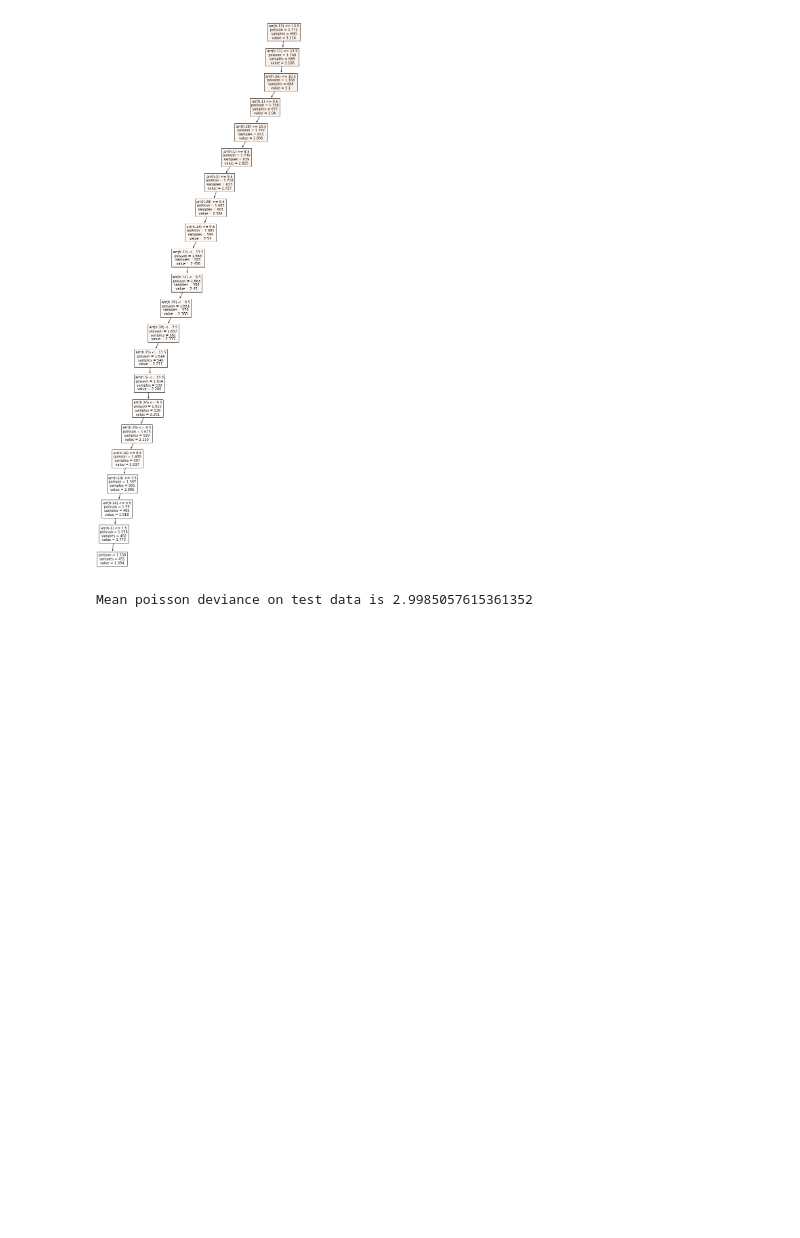
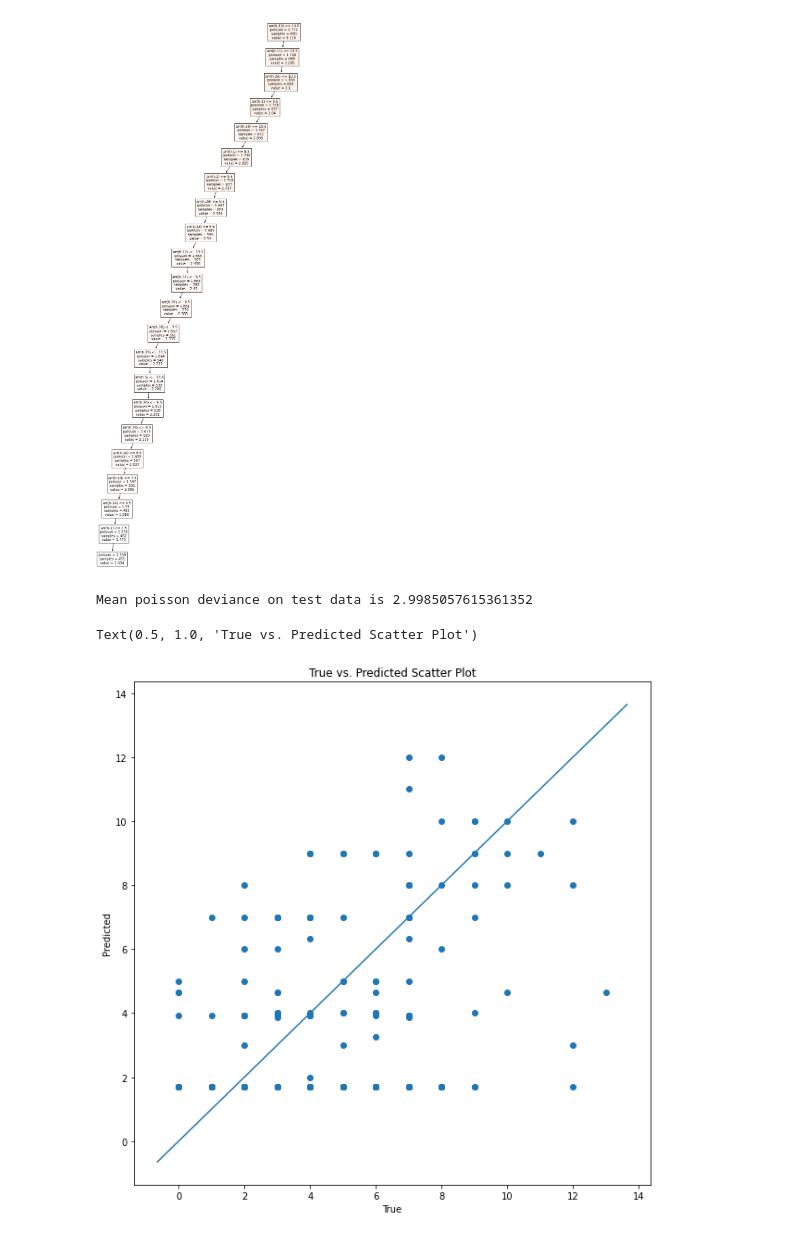
Before and after one commit to rajivsam/cmi_count_data_modeling, a Jupyter notebook: notebooks/retail_DecesionTreeRegressor.ipynb, the cells around one changed output. Drawn from its saved outputs; the diff is of its cells as text; code cells hidden in the pictures; blank space fills up the shorter version.

Commit message:
true vs predicted scatter plot added for test data

```diff
--- a/notebooks/retail_DecesionTreeRegressor.ipynb
+++ b/notebooks/retail_DecesionTreeRegressor.ipynb
@@ -344,7 +344,19 @@ plot_decision_path_tree(regressor, most_sample_in_node.iloc[0,:])
 [figure]
 # %%
 #Performance on test data
-dev = mean_poisson_deviance_custom(y_test, regressor.predict(X_test))
+y_pred = regressor.predict(X_test)
+dev = mean_poisson_deviance_custom(y_test, y_pred)
 print('Mean poisson deviance on test data is '+str(dev))
 # %% [output]
 Mean poisson deviance on test data is 2.9985057615361352
+# %%
+plt.figure(figsize=(10,10))
+plt.scatter(y_test,y_pred)
+xpoints = ypoints = plt.xlim()
+plt.plot(xpoints, ypoints)
+plt.xlabel('True')
+plt.ylabel('Predicted')
+plt.title('True vs. Predicted Scatter Plot')
+# %% [output]
+Text(0.5, 1.0, 'True vs. Predicted Scatter Plot')
+[figure, added]
```
